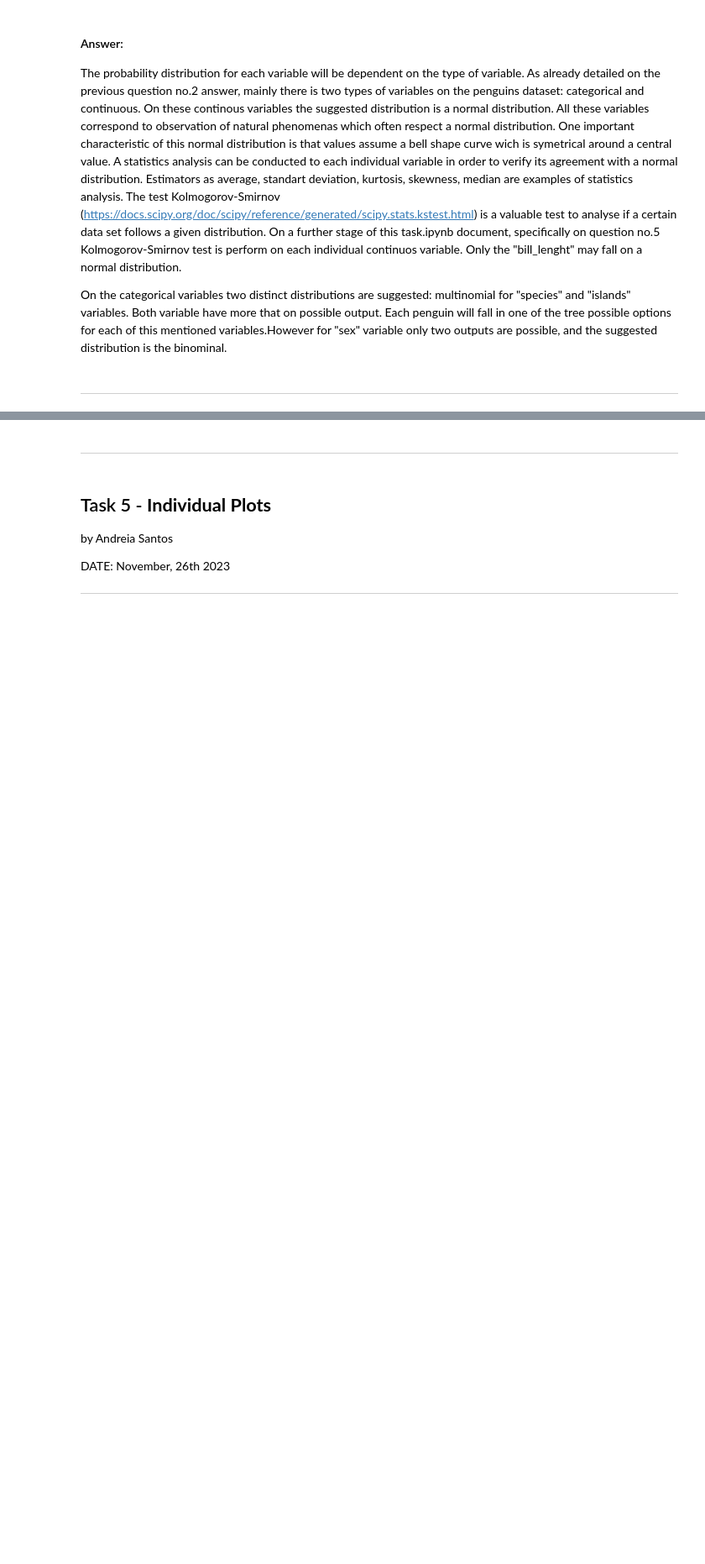
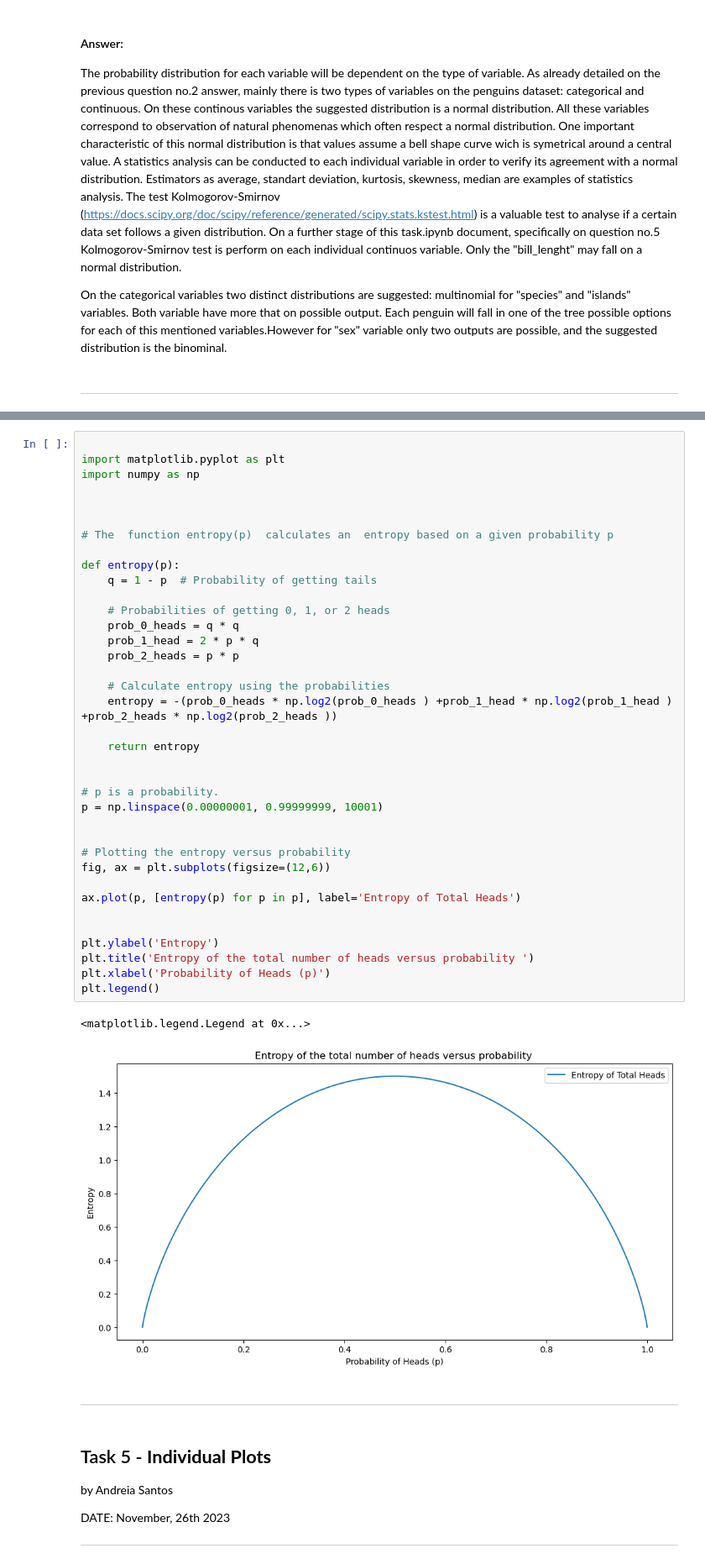
Before and after one commit to andreiandrade7/DataAnalysis-fundamentals, a Jupyter notebook: tasks.ipynb, the cells around one changed output, grey strips where cells are left out. Shown: that part at 84% size. Drawn from its saved outputs; the diff is of its cells as text; blank space fills up the shorter version.

```diff
--- a/tasks.ipynb
+++ b/tasks.ipynb
@@ -120,3 +121,43 @@ DATE: November, 26th 2023
+# %%
+
+import matplotlib.pyplot as plt
+import numpy as np
+
+
+
+# The  function entropy(p)  calculates an  entropy based on a given probability p
+
+def entropy(p):
+    q = 1 - p  # Probability of getting tails
+
+    # Probabilities of getting 0, 1, or 2 heads
+    prob_0_heads = q * q
+    prob_1_head = 2 * p * q
+    prob_2_heads = p * p
+
+    # Calculate entropy using the probabilities
+    entropy = -(prob_0_heads * np.log2(prob_0_heads ) +prob_1_head * np.log2(prob_1_head ) +prob_2_heads * np.log2(prob_2_heads ))
+
+    return entropy
+
+
+# p is a probability.
+p = np.linspace(0.00000001, 0.99999999, 10001)
+
+
+# Plotting the entropy versus probability
+fig, ax = plt.subplots(figsize=(12,6))
+
+ax.plot(p, [entropy(p) for p in p], label='Entropy of Total Heads')
+
+
+plt.ylabel('Entropy')
+plt.title('Entropy of the total number of heads versus probability ')
+plt.xlabel('Probability of Heads (p)')
+plt.legend()
+# %% [output]
+<matplotlib.legend.Legend at 0x...>
+[figure, added]
 # %% [markdown]
 ***
 # %% [markdown]
```
Also changed, not shown: parts of 2 cells of this notebook, 1 other file.
